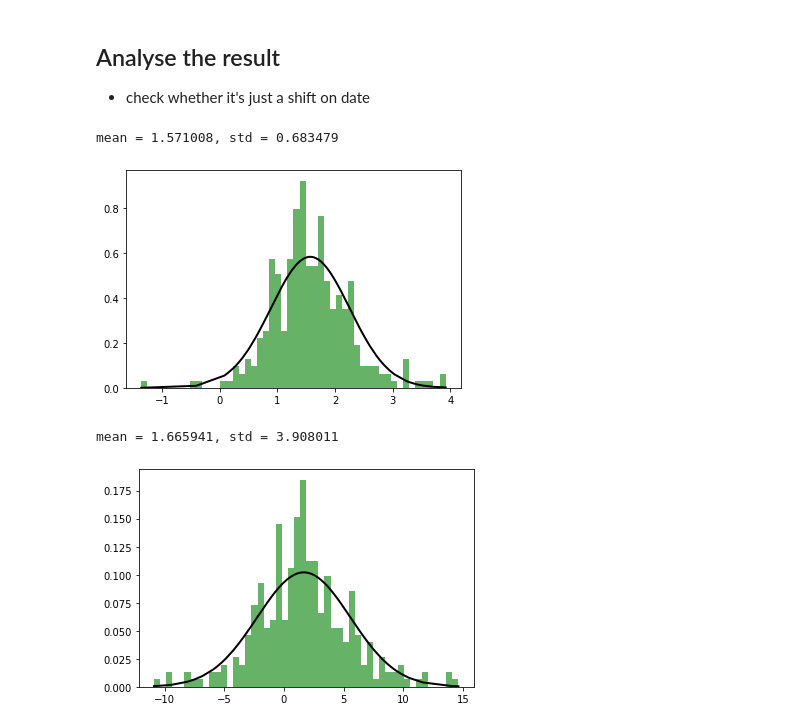
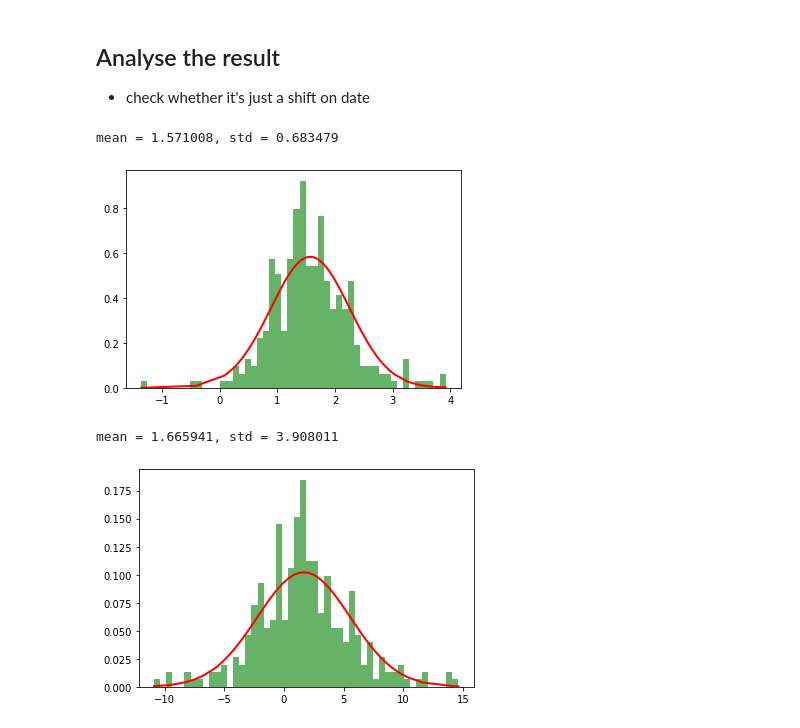
Before and after one commit to ZiyuanLi007/cryptoquant, a Jupyter notebook: BitcoinPricePrediction_RNN.ipynb, the cells around one changed output. Cells and saved outputs as stored; diff of their text form; code cells hidden in the pictures.

```diff
--- a/BitcoinPricePrediction_RNN.ipynb
+++ b/BitcoinPricePrediction_RNN.ipynb
@@ -354,19 +354,19 @@ correct sign prediction for close - open price for train/valid/test: 0.84/0.58/0
 # %%
 from scipy.stats import norm
 
 y_test_relative_diff = (y_test_pred[:,ft]-y_test[:,ft])/y_test[:,ft]*100
 
 plt.hist(y_test_relative_diff, bins=50, density=True, alpha=0.6, color='g')
 
 # Plot the PDF.
 mu, std = norm.fit(y_test_relative_diff)
 x = np.sort(y_test_relative_diff)
 y = norm.pdf(x, mu, std)
-plt.plot(x, y, 'k', linewidth=2)
+plt.plot(x, y, linewidth=2, color='red')
 print("mean = %f, std = %f" % (mu, std))
 # %% [output]
 mean = 1.571008, std = 0.683479
-[figure, old version]
+[figure, new version]
 # %%
 from scipy.ndimage.interpolation import shift
 
@@ -381,8 +381,8 @@ plt.hist(y_test_relative_diff, bins=50, density=True, alpha=0.6, color='g')
 mu, std = norm.fit(y_test_relative_diff)
 x = np.sort(y_test_relative_diff)
 y = norm.pdf(x, mu, std)
-plt.plot(x, y, 'k', linewidth=2)
+plt.plot(x, y, linewidth=2, color='red')
 print("mean = %f, std = %f" % (mu, std))
 # %% [output]
 mean = 1.665941, std = 3.908011
-[figure, old version]
+[figure, new version]
```
